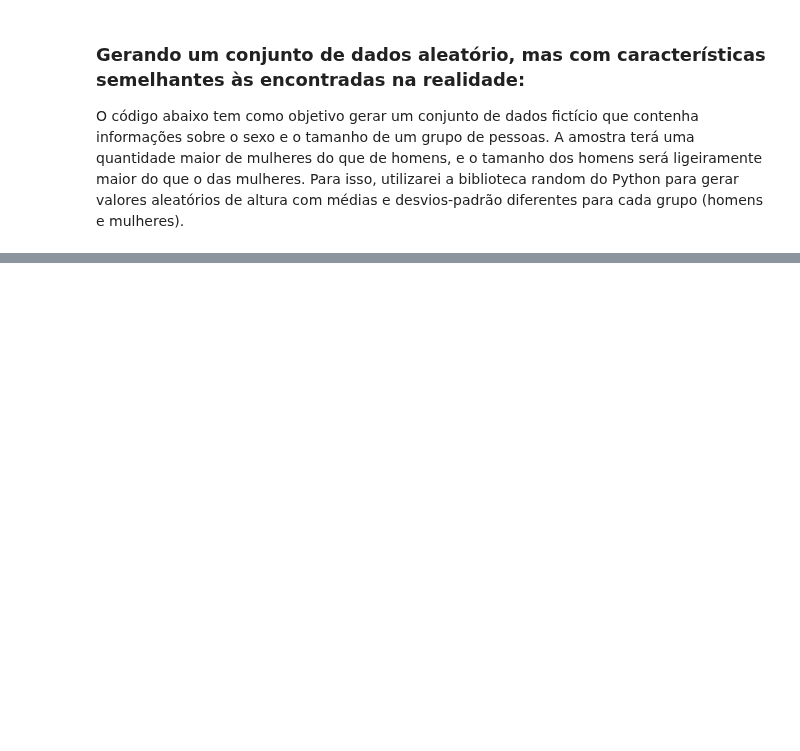
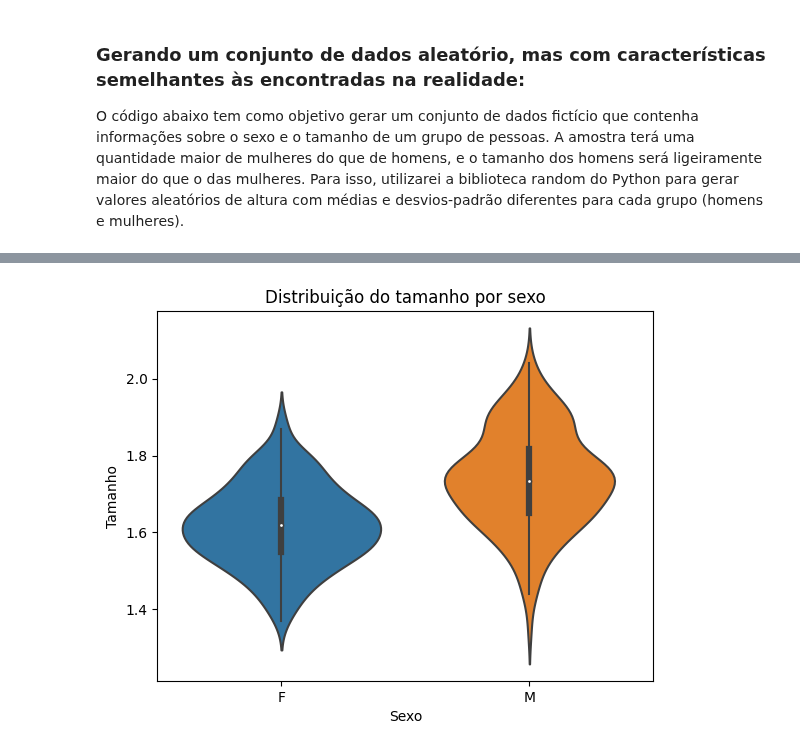
Before and after one commit to kauebr/Estudando, a Jupyter notebook: Estatistica/Estatística descritiva bivariada/Variável quantitativa x variável qualitativa.ipynb, the cells around one changed output, grey strips where cells are left out. Saved outputs shown, nothing was run; the diff lists cells and outputs as text; code cells hidden in the pictures; blank space fills up the shorter version.

```diff
--- a/Estatistica/Estatística descritiva bivariada/Variável quantitativa x variável qualitativa.ipynb
+++ b/Estatistica/Estatística descritiva bivariada/Variável quantitativa x variável qualitativa.ipynb
@@ -230,0 +141,11 @@ tab.plot.bar(figsize=(18,10), stacked=True, title='Suícidios no Brasil 2010~201
+# %%
+# criação do gráfico
+sns.violinplot(x="Sexo", y="Tamanho", data=dados)
+
+# personalização do gráfico
+plt.title('Distribuição do tamanho por sexo')
+plt.xlabel('Sexo')
+plt.ylabel('Tamanho')
+plt.show()
+# %% [output]
+[figure, added]
```
Also changed, not shown: parts of 33 cells of this notebook.
